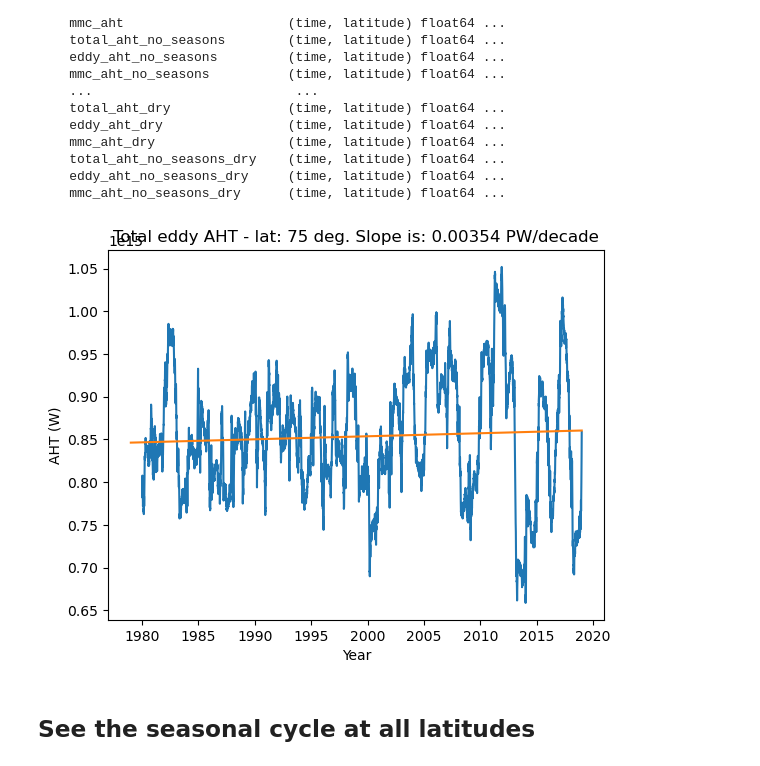
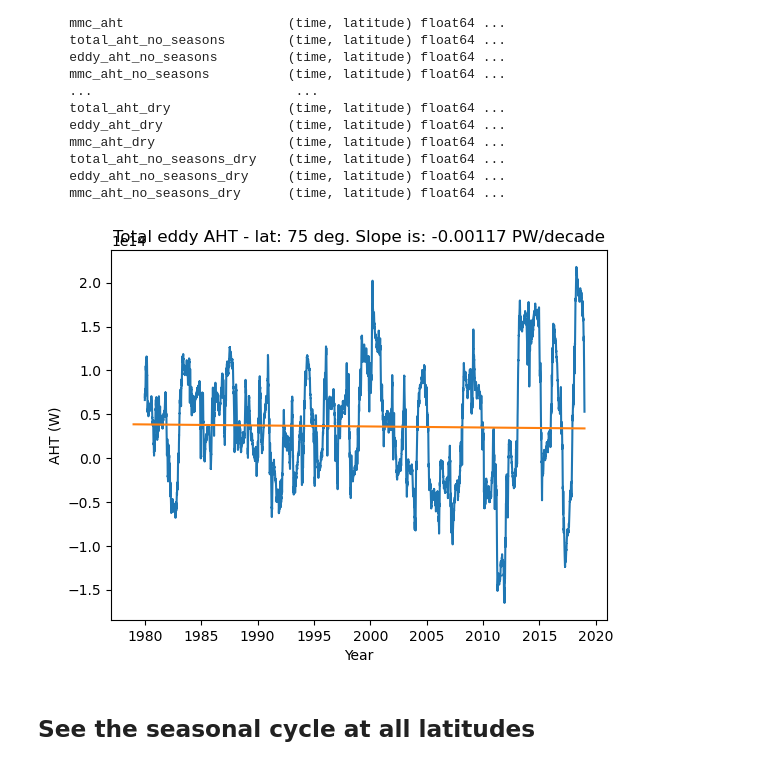
Before and after one commit to tylersc/ERA5_aht, a Jupyter notebook: AHT_work_w_Lily.ipynb, the cells around one changed output. Drawn from its saved outputs; the diff is of its cells as text; code cells hidden in the pictures.

```diff
--- a/AHT_work_w_Lily.ipynb
+++ b/AHT_work_w_Lily.ipynb
@@ -88,32 +88,32 @@ Data variables: (12/18)
 # %%
 which_lat = 75
 lat_idx = era_fncts.get_lat_idx(which_lat)
 time_series = np.linspace(1979, 2019, 58440)
 
-which_field = aht_ds.eddy_aht[:,lat_idx]
+which_field = aht_ds.mmc_aht[:,lat_idx]
 #which_field = aht_ds.eddy_aht_moist[:,lat_idx]
 
 time_ave_length = 4*365
 
 running_mean = np.convolve(which_field, np.ones(time_ave_length)/time_ave_length, mode='valid')
 
 #plt.plot(time_series, which_field)
 
 plt.plot(time_series[time_ave_length-1:], running_mean)
 
 m, b = np.polyfit(time_series, which_field, 1)
 
 plt.plot(time_series, m*time_series + b)
 #plt.xlim([0, 10])
 plt.xlabel('Year')
 plt.ylabel('AHT (W)')
 plt.title('Total eddy AHT - lat: ' + str(which_lat) + ' deg. Slope is: ' + str(round(10 * m/1e15, 5)) + ' PW/decade')
 
 #plt.savefig('figures/lily_aht_plots/eddy_aht_time_series_' + str(which_lat) + 'deg')
 
 plt.show()
 # %% [output]
-[figure, old version]
+[figure, new version]
 # %% [markdown]
 ## See the seasonal cycle at all latitudes
 # %%
```
Also changed, not shown: parts of 2 cells of this notebook, 3 other files.
